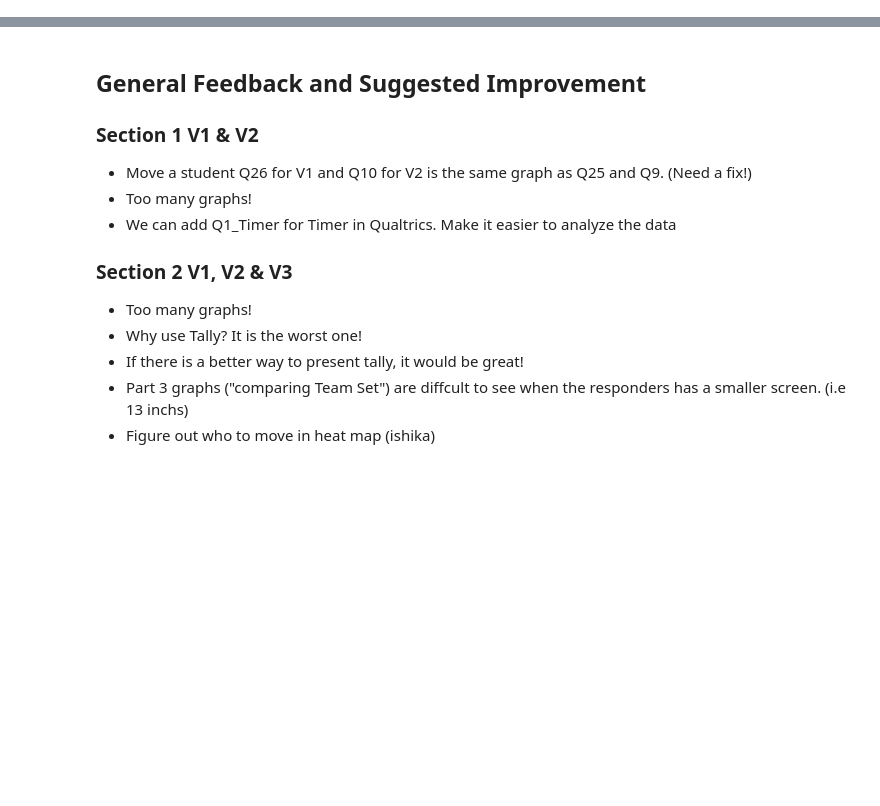
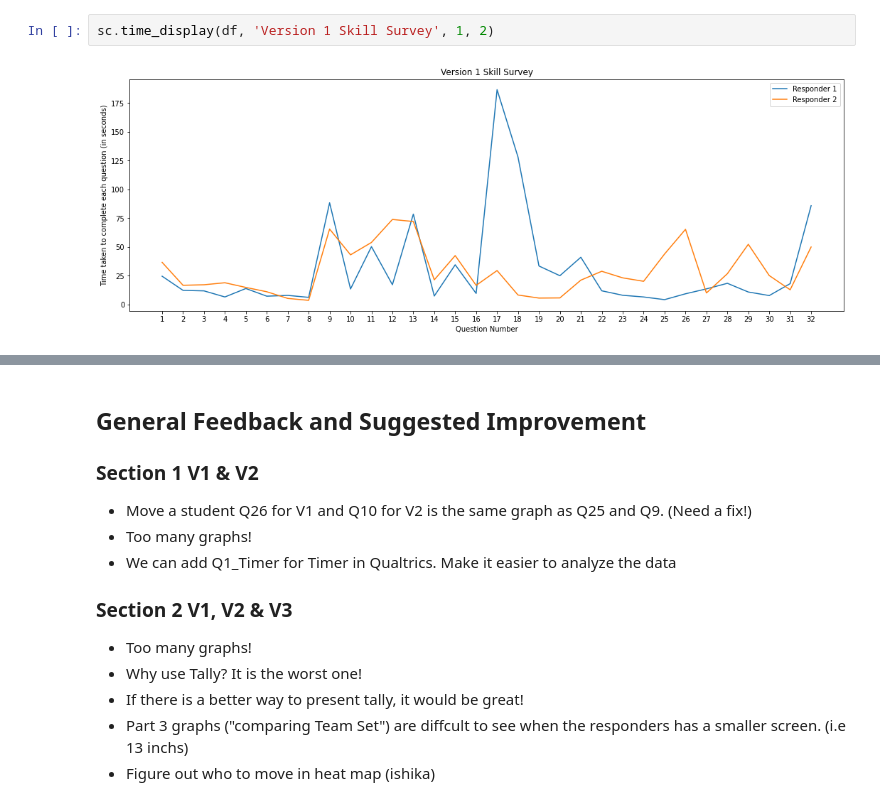
Before and after one commit to ketphan02/DATA-448, a Jupyter notebook: notebooks/reportSection1.ipynb, the cells around one changed output, grey strips where cells are left out. Cells and saved outputs as stored; diff of their text form; blank space fills up the shorter version.

```diff
--- a/notebooks/reportSection1.ipynb
+++ b/notebooks/reportSection1.ipynb
@@ -275,0 +169,4 @@ Counterbalancing is added to adjust the fairness but it would interesting to see
+# %%
+sc.time_display(df, 'Version 1 Skill Survey', 1, 2)
+# %% [output]
+[figure, added]
```
Also changed, not shown: parts of 53 cells of this notebook, 1 other file.
